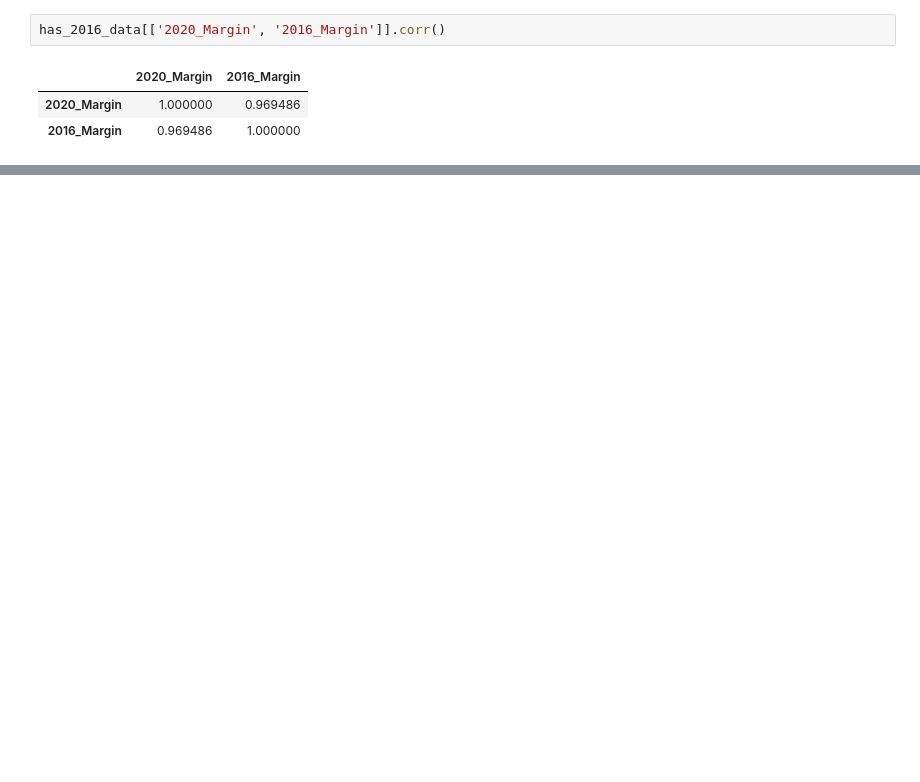
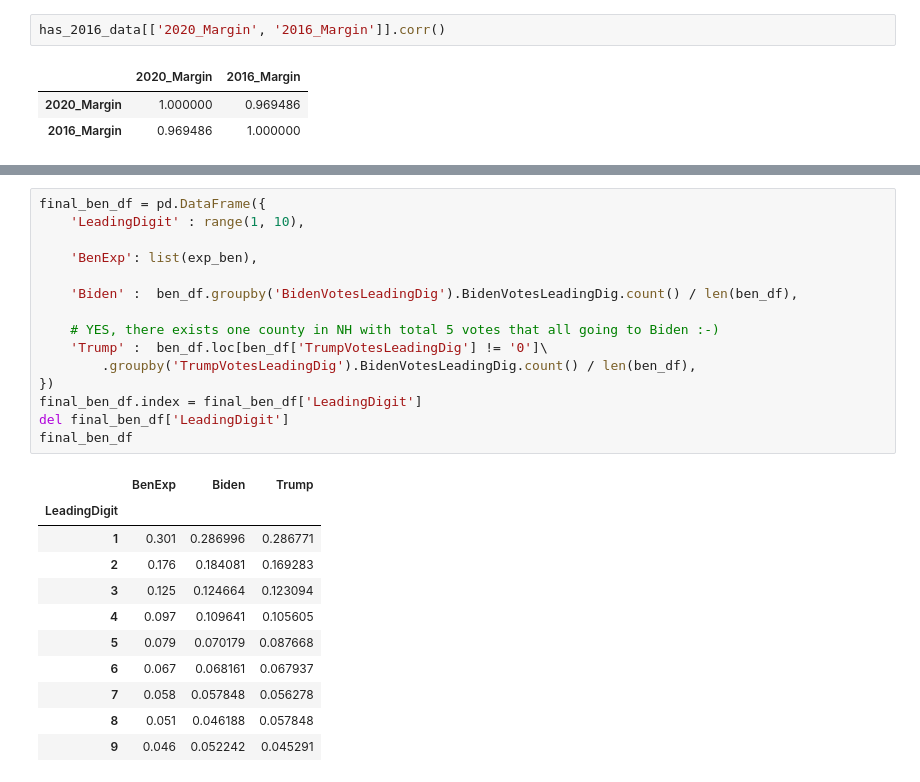
Before and after one commit to plusplusoneplusplus/ipynb, a Jupyter notebook: public_2020_us_election.ipynb, the cells around one changed output, grey strips where cells are left out. Cells and saved outputs as stored; diff of their text form; blank space fills up the shorter version.

```diff
--- a/public_2020_us_election.ipynb
+++ b/public_2020_us_election.ipynb
@@ -148,0 +187,27 @@ us_df.loc[lambda x: x['Total votes'] > 5000].corr()
+# %%
+final_ben_df = pd.DataFrame({
+    'LeadingDigit' : range(1, 10),
+
+    'BenExp': list(exp_ben),
+
+    'Biden' :  ben_df.groupby('BidenVotesLeadingDig').BidenVotesLeadingDig.count() / len(ben_df),
+
+    # YES, there exists one county in NH with total 5 votes that all going to Biden :-)
+    'Trump' :  ben_df.loc[ben_df['TrumpVotesLeadingDig'] != '0']\
+        .groupby('TrumpVotesLeadingDig').BidenVotesLeadingDig.count() / len(ben_df),
+})
+final_ben_df.index = final_ben_df['LeadingDigit']
+del final_ben_df['LeadingDigit']
+final_ben_df
+# %% [output]
+|  | BenExp | Biden | Trump |
+| LeadingDigit |  |  |  |
+| 1 | 0.301 | 0.286996 | 0.286771 |
+| 2 | 0.176 | 0.184081 | 0.169283 |
+| 3 | 0.125 | 0.124664 | 0.123094 |
+| 4 | 0.097 | 0.109641 | 0.105605 |
+| 5 | 0.079 | 0.070179 | 0.087668 |
+| 6 | 0.067 | 0.068161 | 0.067937 |
+| 7 | 0.058 | 0.057848 | 0.056278 |
+| 8 | 0.051 | 0.046188 | 0.057848 |
+| 9 | 0.046 | 0.052242 | 0.045291 |
```
Also changed, not shown: parts of 9 cells of this notebook.
